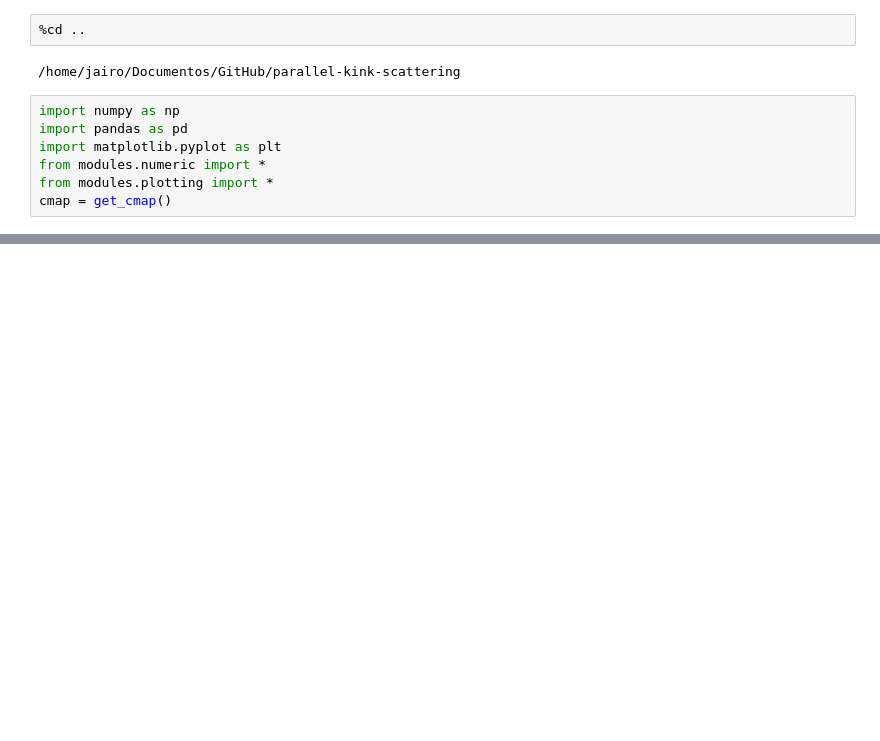
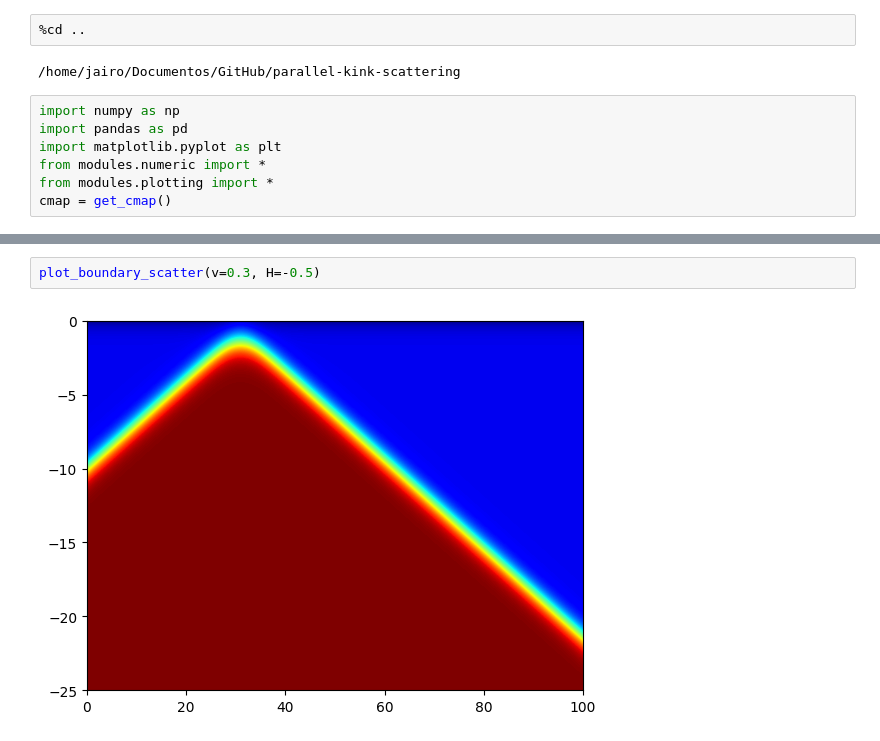
Before and after one commit to JairoSSantos/parallel-kink-scattering, a Jupyter notebook: notebooks/experiments.ipynb, the cells around one changed output, grey strips where cells are left out. Cells and saved outputs as stored; diff of their text form; blank space fills up the shorter version.

```diff
--- a/notebooks/experiments.ipynb
+++ b/notebooks/experiments.ipynb
@@ -40,0 +40,4 @@ plt.xlim(0, 100)
+# %%
+plot_boundary_scatter(v=0.3, H=-0.5)
+# %% [output]
+[figure, added]
```
Also changed, not shown: parts of 8 cells of this notebook, 1 other file.
